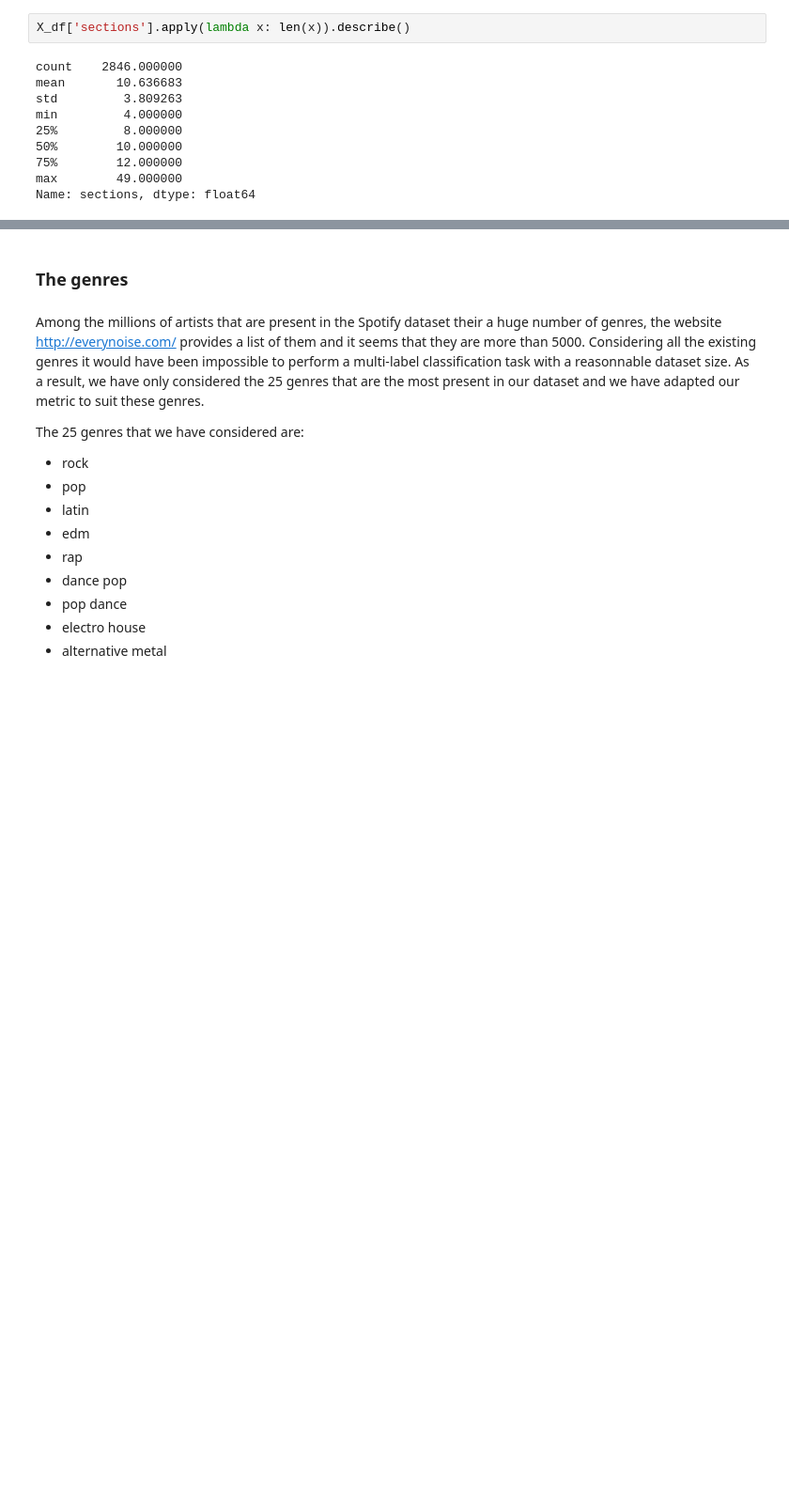
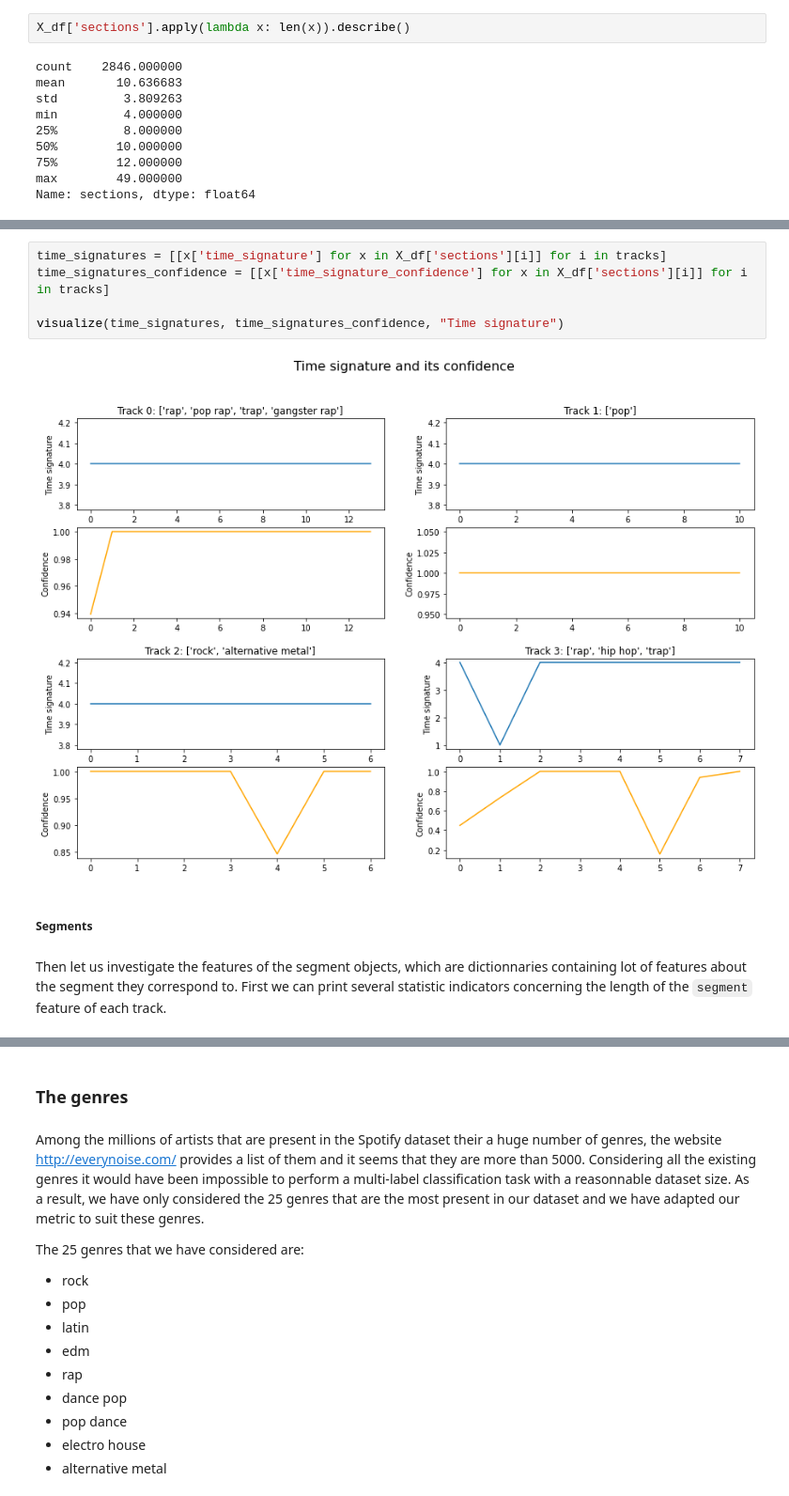
Before and after one commit to Egiob/spotify_genre_challenge, a Jupyter notebook: starting_kit.ipynb, the cells around one changed output, grey strips where cells are left out. Shown at 94% size. Drawn from its saved outputs; the diff is of its cells as text; blank space fills up the shorter version.

```diff
--- a/starting_kit.ipynb
+++ b/starting_kit.ipynb
@@ -258,0 +284,11 @@ plt.show()
+# %%
+time_signatures = [[x['time_signature'] for x in X_df['sections'][i]] for i in tracks]
+time_signatures_confidence = [[x['time_signature_confidence'] for x in X_df['sections'][i]] for i in tracks]
+
+visualize(time_signatures, time_signatures_confidence, "Time signature")
+# %% [output]
+[figure, added]
+# %% [markdown]
+##### Segments
+# %% [markdown]
+Then let us investigate the features of the segment objects, which are dictionnaries containing lot of features about the segment they correspond to. First we can print several statistic indicators concerning the length of the `segment` feature of each track.
```
Also changed, not shown: parts of 16 cells of this notebook.
